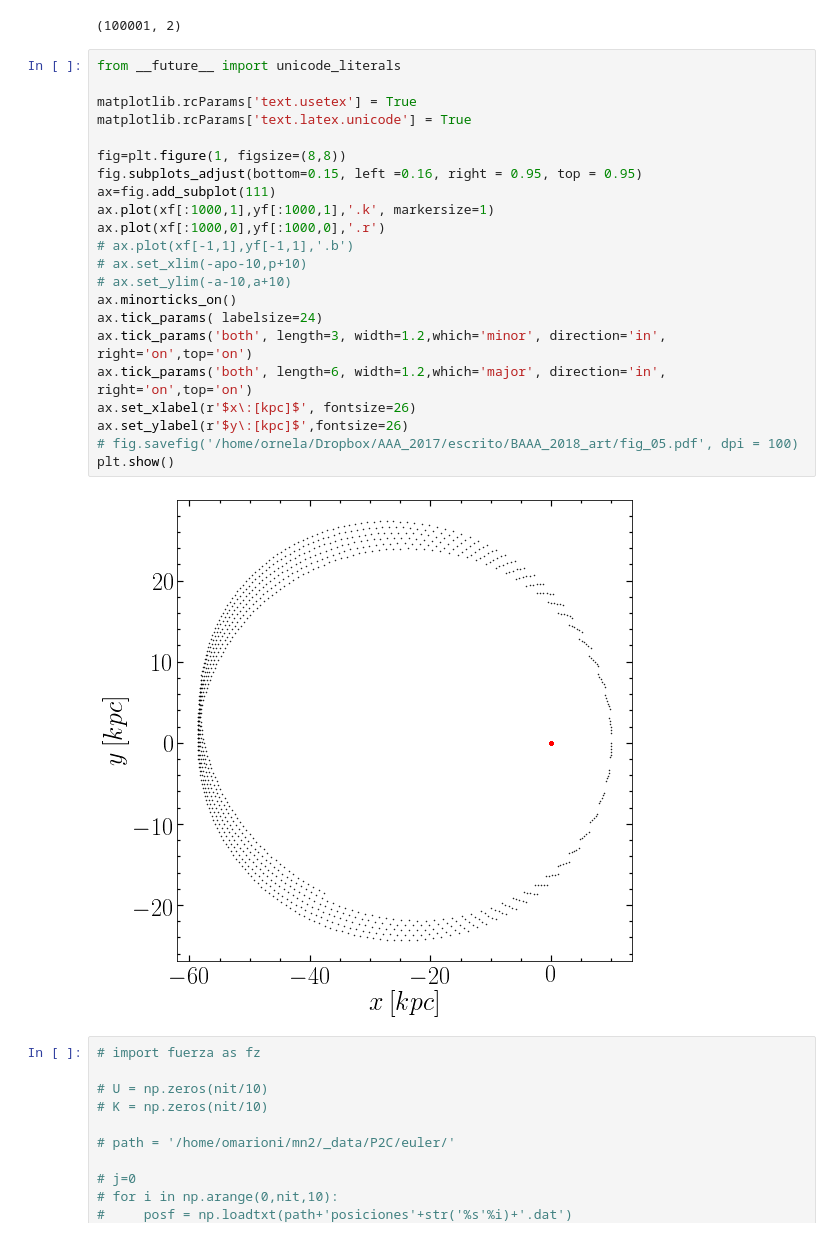
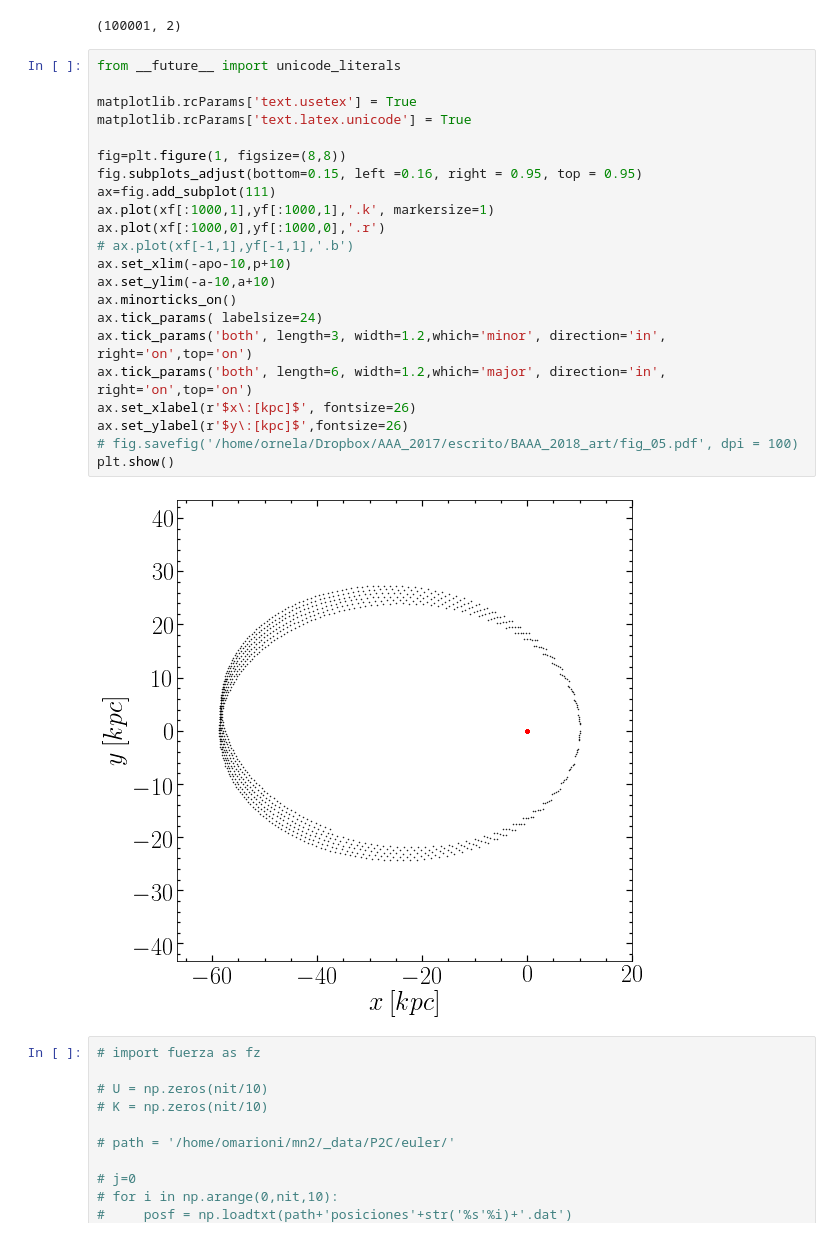
Before and after one commit to ornemarioni/mn2, a Jupyter notebook: P2C_test.ipynb, the cells around one changed output. Cells and saved outputs as stored; diff of their text form.

```diff
--- a/P2C_test.ipynb
+++ b/P2C_test.ipynb
@@ -127,27 +130,27 @@ print shape(xf)
 # %%
 from __future__ import unicode_literals
 
 matplotlib.rcParams['text.usetex'] = True
 matplotlib.rcParams['text.latex.unicode'] = True
 
 fig=plt.figure(1, figsize=(8,8))
 fig.subplots_adjust(bottom=0.15, left =0.16, right = 0.95, top = 0.95)
 ax=fig.add_subplot(111)
 ax.plot(xf[:1000,1],yf[:1000,1],'.k', markersize=1)
 ax.plot(xf[:1000,0],yf[:1000,0],'.r')
 # ax.plot(xf[-1,1],yf[-1,1],'.b')
-# ax.set_xlim(-apo-10,p+10)
-# ax.set_ylim(-a-10,a+10)
+ax.set_xlim(-apo-10,p+10)
+ax.set_ylim(-a-10,a+10)
 ax.minorticks_on()
 ax.tick_params( labelsize=24)
 ax.tick_params('both', length=3, width=1.2,which='minor', direction='in', right='on',top='on')
 ax.tick_params('both', length=6, width=1.2,which='major', direction='in', right='on',top='on')
 ax.set_xlabel(r'$x\:[kpc]$', fontsize=26)
 ax.set_ylabel(r'$y\:[kpc]$',fontsize=26)
 # fig.savefig('/home/ornela/Dropbox/AAA_2017/escrito/BAAA_2018_art/fig_05.pdf', dpi = 100)
 plt.show()
 # %% [output]
-[figure, old version]
+[figure, new version]
 # %%
 # import fuerza as fz
 
```
Also changed, not shown: parts of 2 cells of this notebook, 1 other file.
